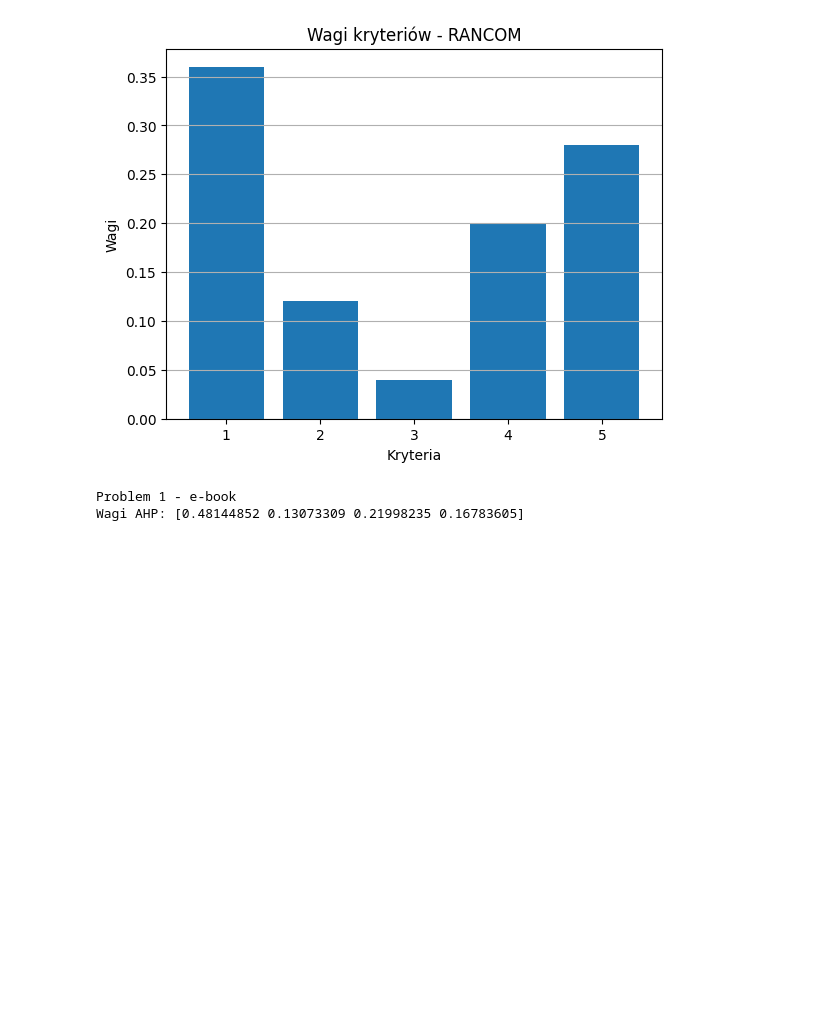
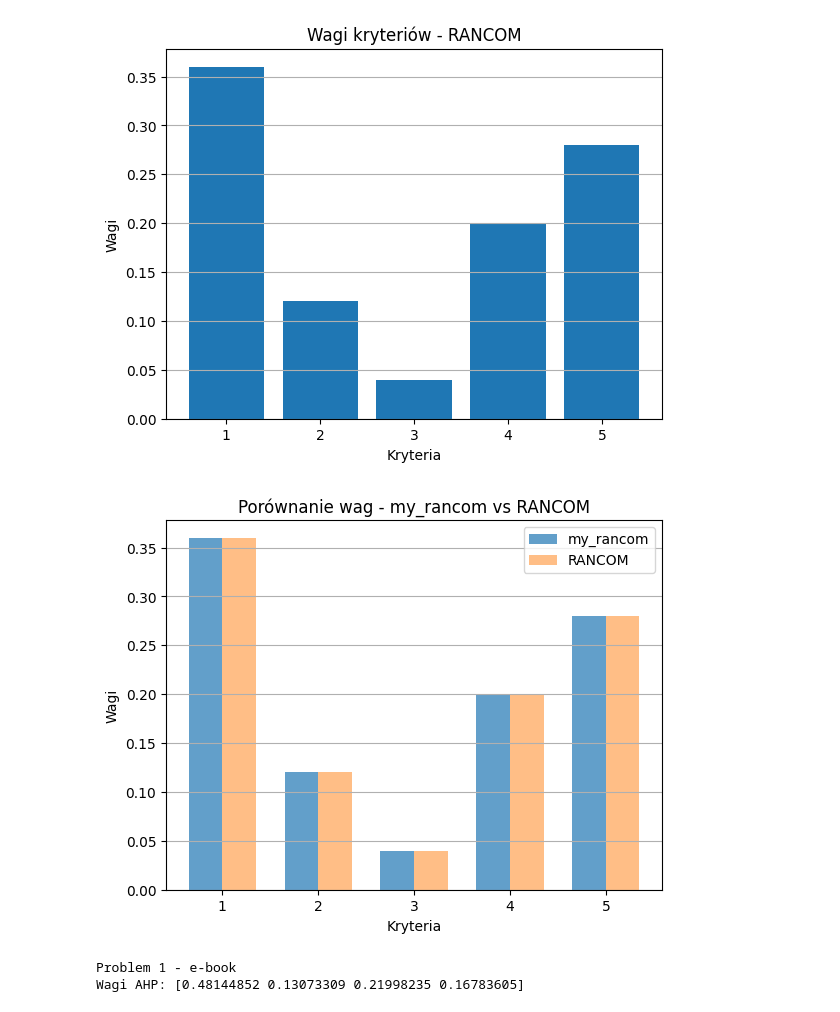
Before and after one commit to filipossowski/python.intro, a Jupyter notebook: ISWD/Lab_2.ipynb, the cells around one changed output. Saved outputs shown, nothing was run; the diff lists cells and outputs as text; code cells hidden in the pictures; blank space fills up the shorter version.

```diff
--- a/ISWD/Lab_2.ipynb
+++ b/ISWD/Lab_2.ipynb
@@ -93,6 +93,21 @@ plt.show()
 # %% [output]
 Wagi RANCOM : [0.36 0.12 0.04 0.2  0.28]
 [figure]
+# %%
+n = len(weights)
+idx = np.arange(1, n+1)
+width = 0.35
+plt.bar(idx - width/2, weights, width=width, alpha=0.7, label='my_rancom')
+plt.bar(idx+ width/2, weights_rancom, width=width, alpha=0.5, label='RANCOM')
+plt.xlabel('Kryteria')
+plt.ylabel('Wagi')
+plt.title('Porównanie wag - my_rancom vs RANCOM')
+plt.xticks(idx)
+plt.legend()
+plt.grid(axis='y')
+plt.show()
+# %% [output]
+[figure, added]
 # %%
 # Problem 1 -> e-book(Cena, Przekątna, Pamięć, Czas pracy)
 ebook_matrix = np.array([
```
Also changed, not shown: parts of 1 cell of this notebook.
